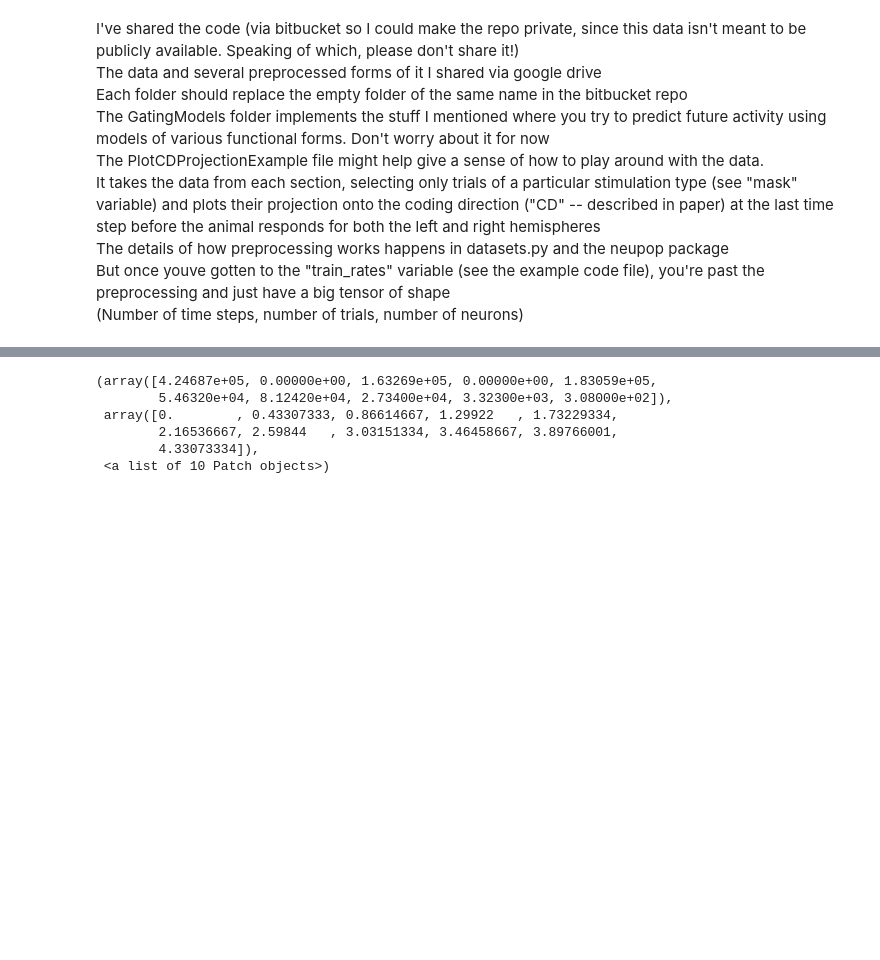
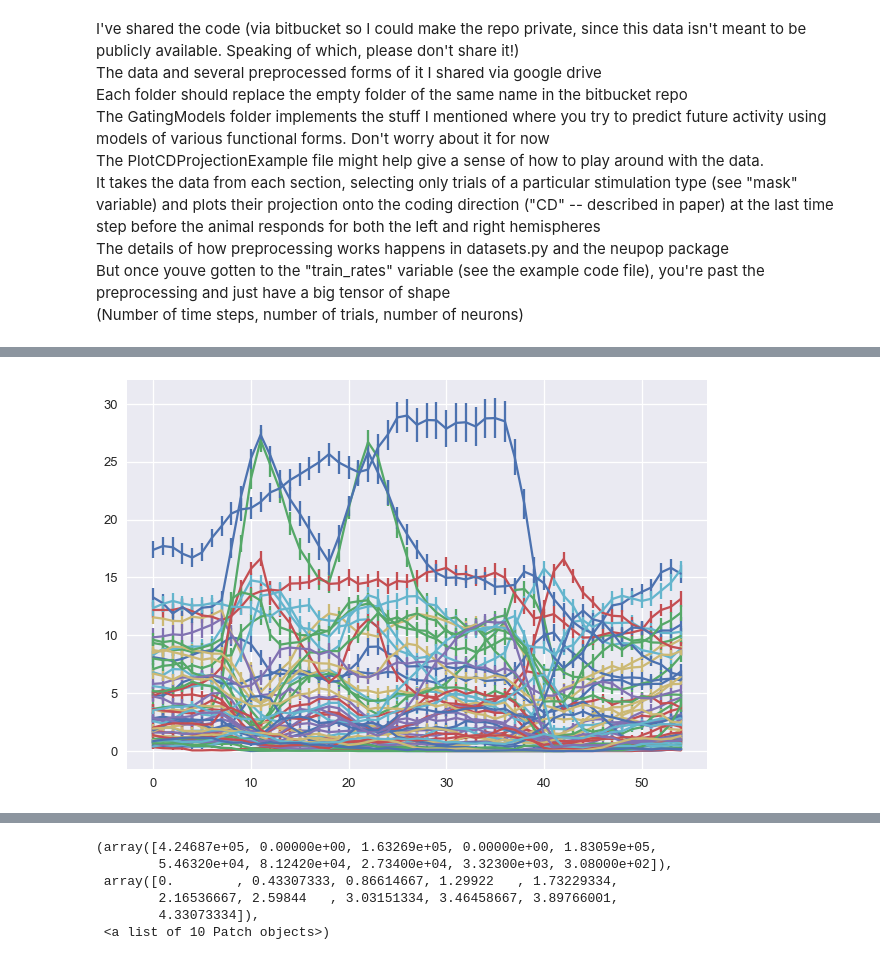
Before and after one commit to jlindsey15/224WProject, a Jupyter notebook: DataReading.ipynb, the cells around one changed output, grey strips where cells are left out. Drawn from its saved outputs; the diff is of its cells as text; code cells hidden in the pictures; blank space fills up the shorter version.

```diff
--- a/DataReading.ipynb
+++ b/DataReading.ipynb
@@ -234,0 +219,17 @@ def differentiate(arr):
+# %%
+# Take the mean of left and right
+# for mask in [left_mask, right_mask]:
+mask = right_mask
+train_rates_selected = data.train_rates[mask]
+# train_rates_selected = differentiate(train_rates_selected)
+train_rates_selected_mean = np.mean(train_rates_selected, axis=0)
+train_rates_selected_std = np.std(train_rates_selected, axis=0)
+f = plt.figure()
+for i in range(len(train_rates_selected_mean)):
+    x = range(train_rates_selected_mean.shape[0])
+    y = train_rates_selected_mean[:, i]
+    yerr = train_rates_selected_std[:, i] / np.sqrt(np.sum(mask))
+    plt.errorbar(x, y, yerr=yerr)
+# TODO: title labels and for right
+# %% [output]
+[figure, added]
```
Also changed, not shown: parts of 14 cells of this notebook, 5 other files.
